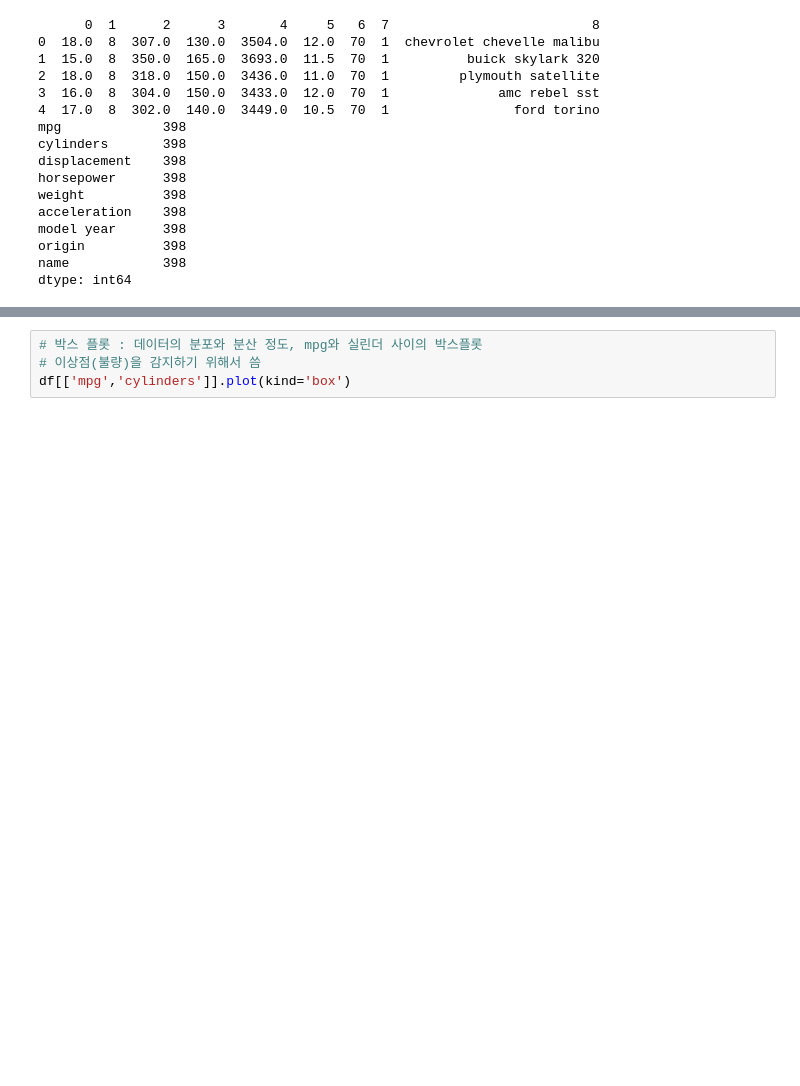
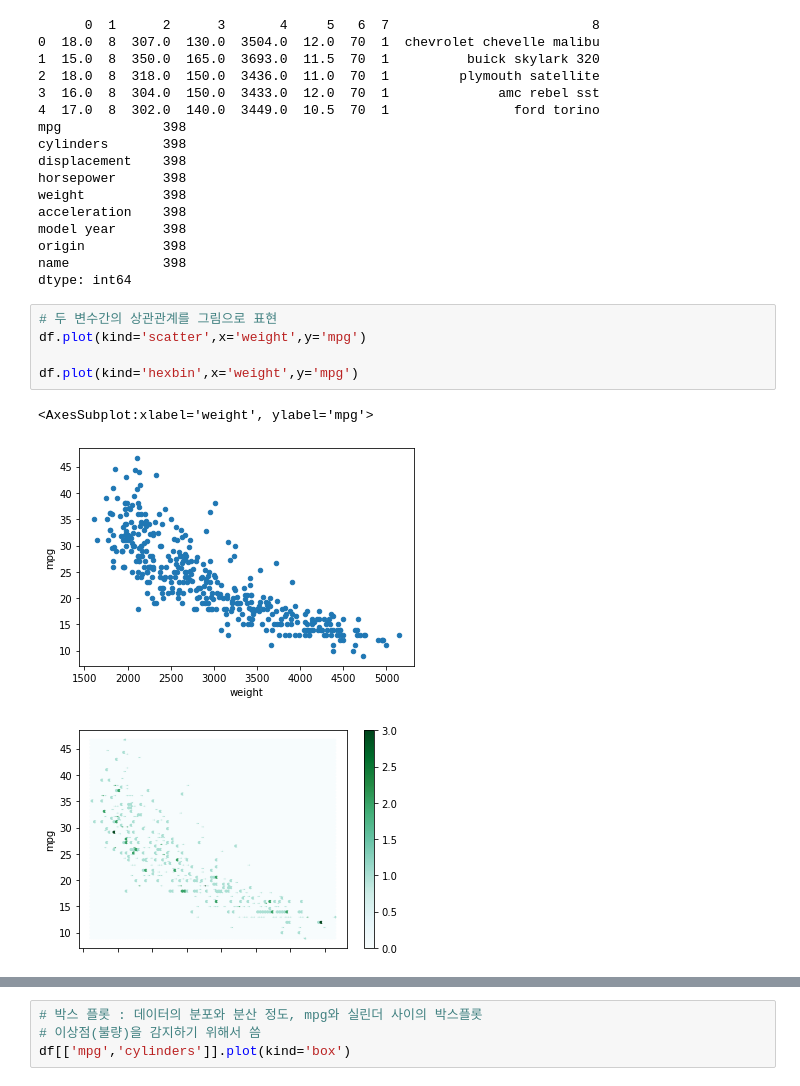
Before and after one commit to Mu-jun/python_ML_lib, a Jupyter notebook: part3-Data.ipynb, the cells around one changed output, grey strips where cells are left out. Drawn from its saved outputs; the diff is of its cells as text; blank space fills up the shorter version.

```diff
--- a/part3-Data.ipynb
+++ b/part3-Data.ipynb
@@ -369,4 +372,13 @@ model year      398
 origin          398
 name            398
 dtype: int64
+# %%
+# 두 변수간의 상관관계를 그림으로 표현
+df.plot(kind='scatter',x='weight',y='mpg')
+
+df.plot(kind='hexbin',x='weight',y='mpg')
+# %% [output]
+<AxesSubplot:xlabel='weight', ylabel='mpg'>
+[figure, added]
+[figure, added]
 # %%
```
Also changed, not shown: parts of 3 cells of this notebook, 2 other files.
